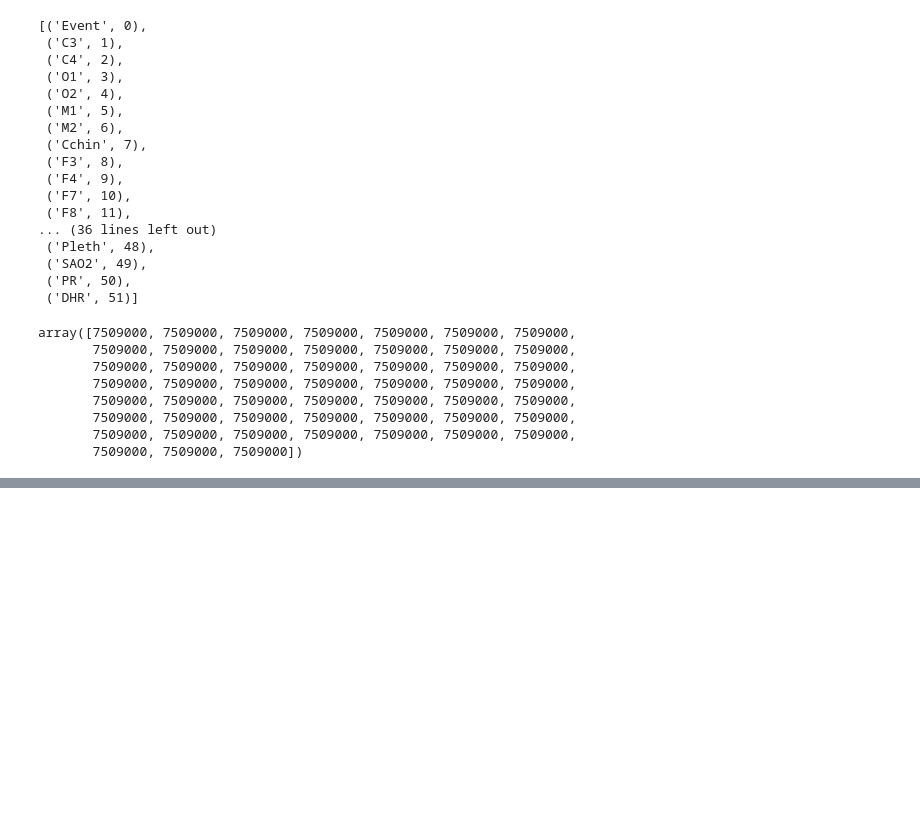
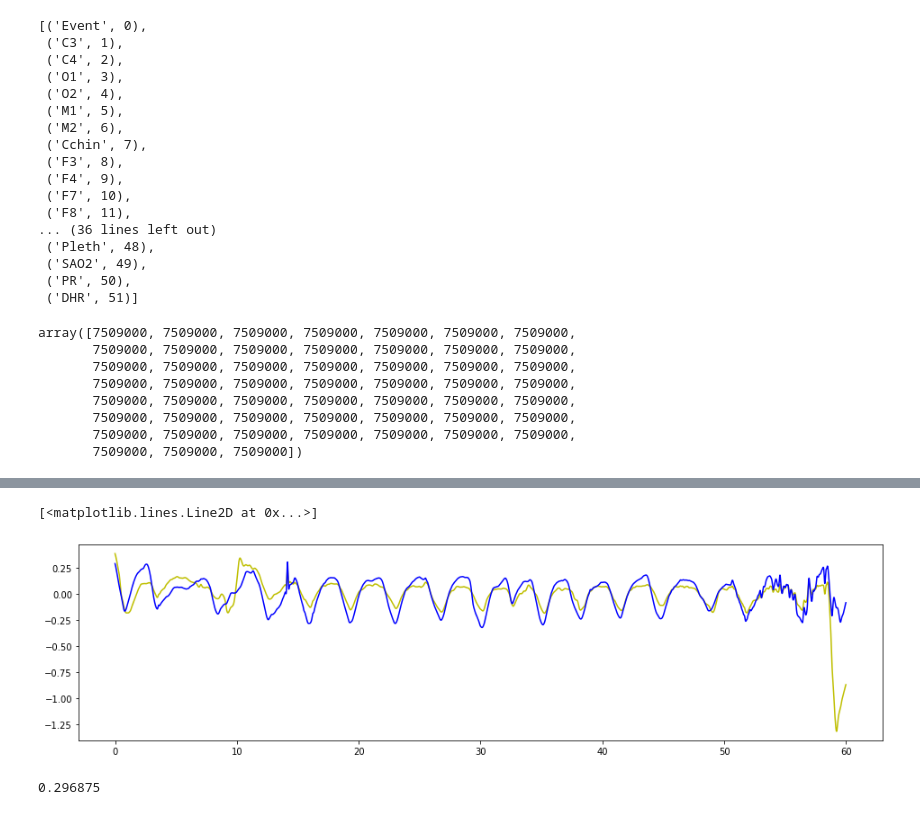
Before and after one commit to jonathanbranam/aisdb, a Jupyter notebook: FirstReadEDF.ipynb, the cells around one changed output, grey strips where cells are left out. Drawn from its saved outputs; the diff is of its cells as text; code cells hidden in the pictures; blank space fills up the shorter version.

```diff
--- a/FirstReadEDF.ipynb
+++ b/FirstReadEDF.ipynb
@@ -988,0 +1154,14 @@ array([7509000, 7509000, 7509000, 7509000, 7509000, 7509000, 7509000,
+# %%
+s = 3_624*64
+rng = np.arange(s,s+60*64)
+plt.figure(figsize=(16,4))
+#plt.plot(rng, abd[rng], 'y')
+plt.plot(np.arange(60*64)/64,abd[rng], 'y')
+plt.plot(np.arange(60*64)/64,chest[rng], 'b')
+# %% [output]
+[<matplotlib.lines.Line2D at 0x...>]
+[figure, added]
+# %%
+19/64
+# %% [output]
+0.296875
```
Also changed, not shown: parts of 27 cells of this notebook.
